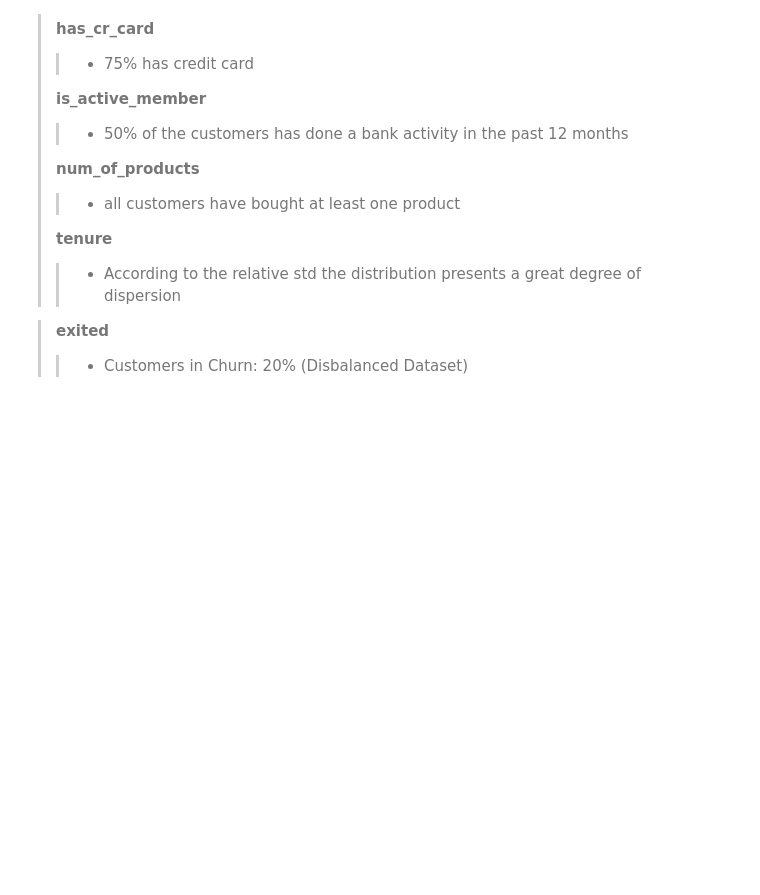
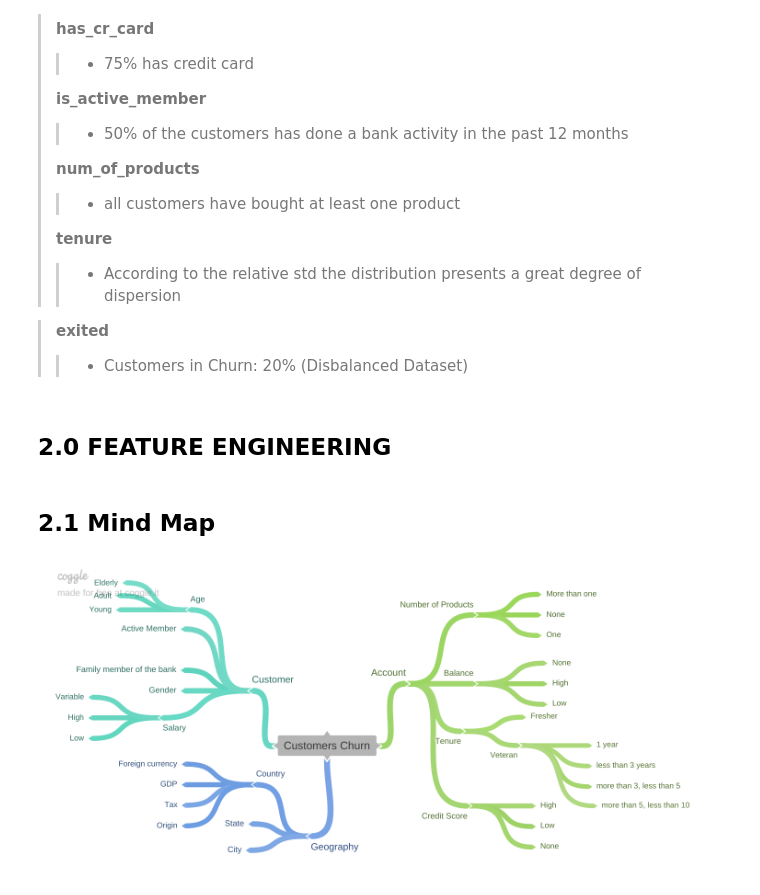
Before and after one commit to FabioCaffarello/Churn-Prediction-TopBank, a Jupyter notebook: 02-Notebooks/02-Scond_Cycle_CRISP/workflow_complete.ipynb, the cells around one changed output. Saved outputs shown, nothing was run; the diff lists cells and outputs as text; code cells hidden in the pictures; blank space fills up the shorter version.

```diff
--- a/02-Notebooks/02-Scond_Cycle_CRISP/workflow_complete.ipynb
+++ b/02-Notebooks/02-Scond_Cycle_CRISP/workflow_complete.ipynb
@@ -275,3 +380,5 @@ num_attributes.hist(bins=25, figsize=(24,18));
 >
 > **exited**
 >> - Customers in Churn: 20% (Disbalanced Dataset)
+# %% [markdown]
+## 2.0 FEATURE ENGINEERING
@@ -277,0 +387,6 @@ num_attributes.hist(bins=25, figsize=(24,18));
+# %% [markdown]
+## 2.1 Mind Map
+# %%
+Image('../../img/01-FirstCycleCRISPCostumerChurn.png')
+# %% [output]
+[figure, added]
```
Also changed, not shown: parts of 20 cells of this notebook, 2 other files.
